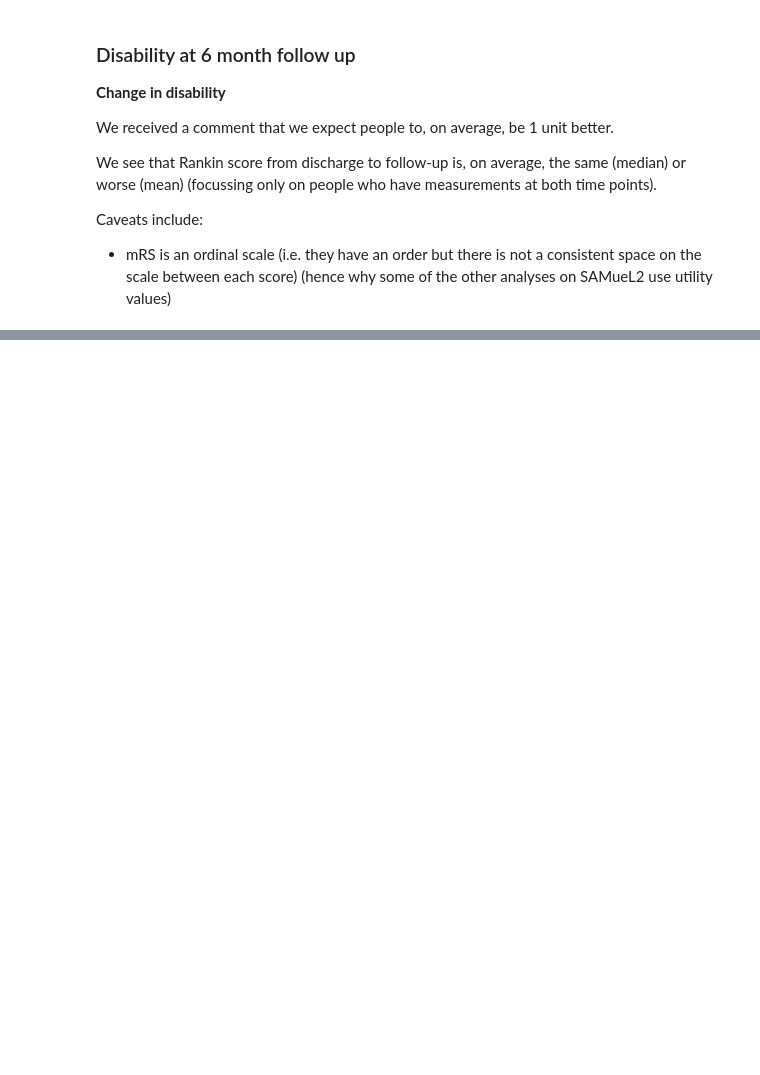
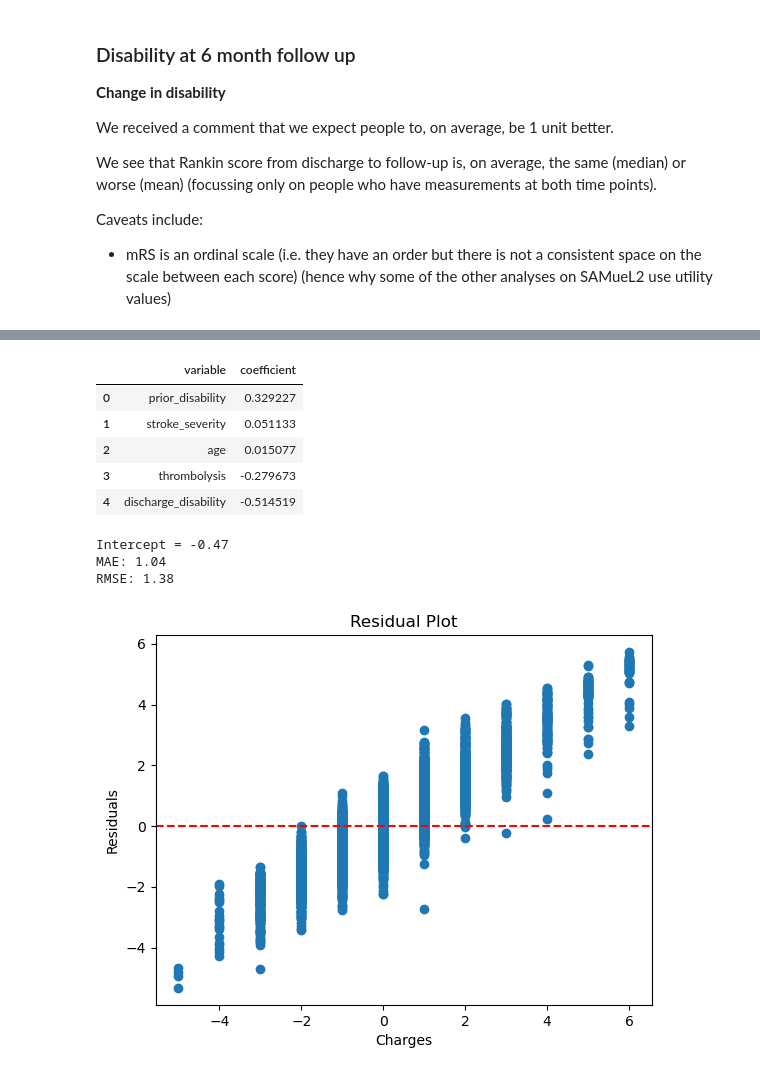
Before and after one commit to samuel-book/samuel_2_data_prep, a Jupyter notebook: descriptive_statistics/disability_6_months.ipynb, the cells around one changed output, grey strips where cells are left out. Cells and saved outputs as stored; diff of their text form; code cells hidden in the pictures; blank space fills up the shorter version.

```diff
--- a/descriptive_statistics/disability_6_months.ipynb
+++ b/descriptive_statistics/disability_6_months.ipynb
@@ -194,0 +379,14 @@ plt.show()
+# %%
+# Define predictor and response variables
+X = reg_df[['prior_disability', 'stroke_severity', 'age',
+            'thrombolysis', 'discharge_disability']]
+y = reg_df['disability_6_month'] - reg_df['discharge_disability']
+
+# Fit regression model
+model = LinearRegression()
+model.fit(X, y)
+
+# Display coefficients and intercept
+display(pd.DataFrame({'variable': X.columns,
+                      'coefficient': model.coef_}))
+print(f'Intercept = {model.intercept_}')
@@ -194,0 +401,41 @@ plt.show()
+# %%
+# With train test split (80:20)
+X_train, X_test, y_train, y_test = train_test_split(
+    X, y, test_size=0.20, random_state=42)
+
+# Fit regression model
+model = LinearRegression()
+model.fit(X_train, y_train)
+
+# Display coefficients and intercept
+display(pd.DataFrame({'variable': X_train.columns,
+                      'coefficient': model.coef_}))
+print(f'Intercept = {model.intercept_:.2f}')
+
+# Test and evaluate model
+test_predictions = model.predict(X_test)
+mae = mean_absolute_error(y_test, test_predictions)
+mse = mean_squared_error(y_test, test_predictions)
+rmse = np.sqrt(mse)
+print(f'MAE: {mae:.2f}')
+print(f'RMSE: {rmse:.2f}')
+
+# Create residual plot
+residuals = y_test - test_predictions
+plt.scatter(x=y_test, y=residuals)
+plt.axhline(y=0, color='r', linestyle='--')
+plt.xlabel("Charges")
+plt.ylabel("Residuals")
+plt.title("Residual Plot")
+plt.show()
+# %% [output]
+|  | variable | coefficient |
+| 0 | prior_disability | 0.329227 |
+| 1 | stroke_severity | 0.051133 |
+| 2 | age | 0.015077 |
+| 3 | thrombolysis | -0.279673 |
+| 4 | discharge_disability | -0.514519 |
+Intercept = -0.47
+MAE: 1.04
+RMSE: 1.38
+[figure, added]
```
Also changed, not shown: parts of 24 cells of this notebook.
